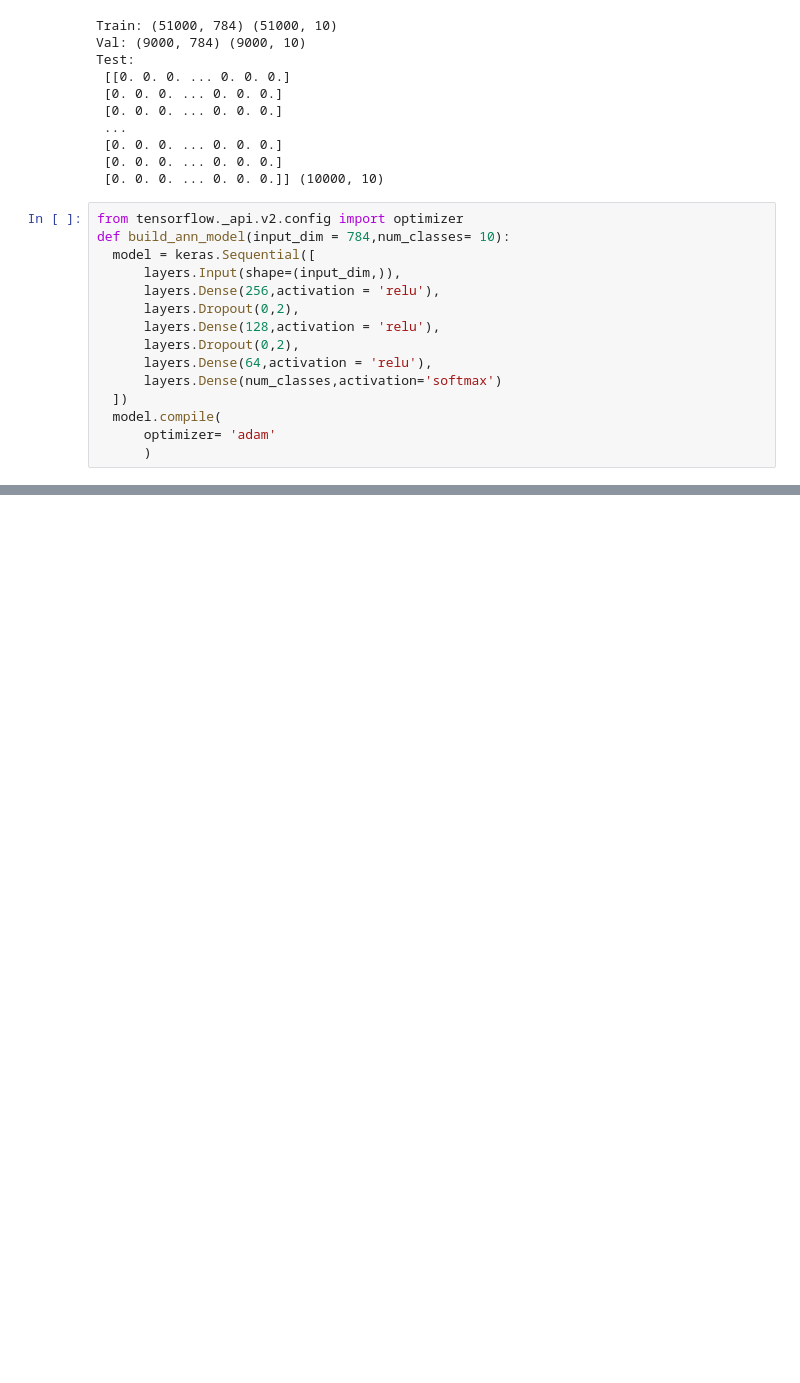
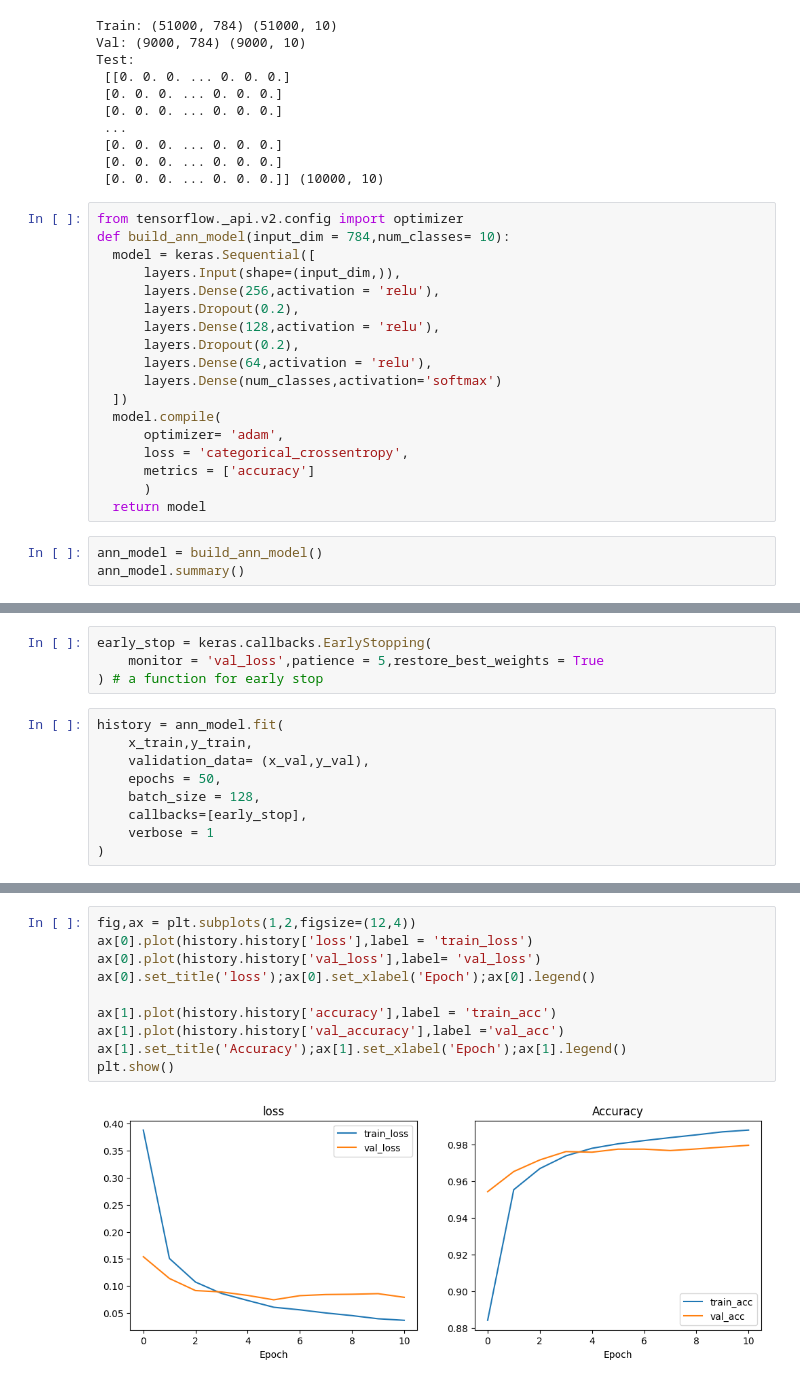
Before and after one commit to IoNiCx1/MNIST_numbers, a Jupyter notebook: ProjectMNIST.ipynb, the cells around one changed output, grey strips where cells are left out. Drawn from its saved outputs; the diff is of its cells as text; blank space fills up the shorter version.

Commit message:
training done

```diff
--- a/ProjectMNIST.ipynb
+++ b/ProjectMNIST.ipynb
@@ -142,12 +144,18 @@ def build_ann_model(input_dim = 784,num_classes= 10):
   model = keras.Sequential([
       layers.Input(shape=(input_dim,)),
       layers.Dense(256,activation = 'relu'),
-      layers.Dropout(0,2),
+      layers.Dropout(0.2),
       layers.Dense(128,activation = 'relu'),
-      layers.Dropout(0,2),
+      layers.Dropout(0.2),
       layers.Dense(64,activation = 'relu'),
       layers.Dense(num_classes,activation='softmax')
   ])
   model.compile(
-      optimizer= 'adam'
+      optimizer= 'adam',
+      loss = 'categorical_crossentropy',
+      metrics = ['accuracy']
       )
+  return model
+# %%
+ann_model = build_ann_model()
+ann_model.summary()
@@ -153,0 +182,13 @@ def build_ann_model(input_dim = 784,num_classes= 10):
+# %%
+early_stop = keras.callbacks.EarlyStopping(
+    monitor = 'val_loss',patience = 5,restore_best_weights = True
+) # a function for early stop
+# %%
+history = ann_model.fit(
+    x_train,y_train,
+    validation_data= (x_val,y_val),
+    epochs = 50,
+    batch_size = 128,
+    callbacks=[early_stop],
+    verbose = 1
+)
@@ -153,0 +213,12 @@ def build_ann_model(input_dim = 784,num_classes= 10):
+# %%
+fig,ax = plt.subplots(1,2,figsize=(12,4))
+ax[0].plot(history.history['loss'],label = 'train_loss')
+ax[0].plot(history.history['val_loss'],label= 'val_loss')
+ax[0].set_title('loss');ax[0].set_xlabel('Epoch');ax[0].legend()
+
+ax[1].plot(history.history['accuracy'],label = 'train_acc')
+ax[1].plot(history.history['val_accuracy'],label ='val_acc')
+ax[1].set_title('Accuracy');ax[1].set_xlabel('Epoch');ax[1].legend()
+plt.show()
+# %% [output]
+[figure, added]
```
Also changed, not shown: parts of 3 cells of this notebook.
